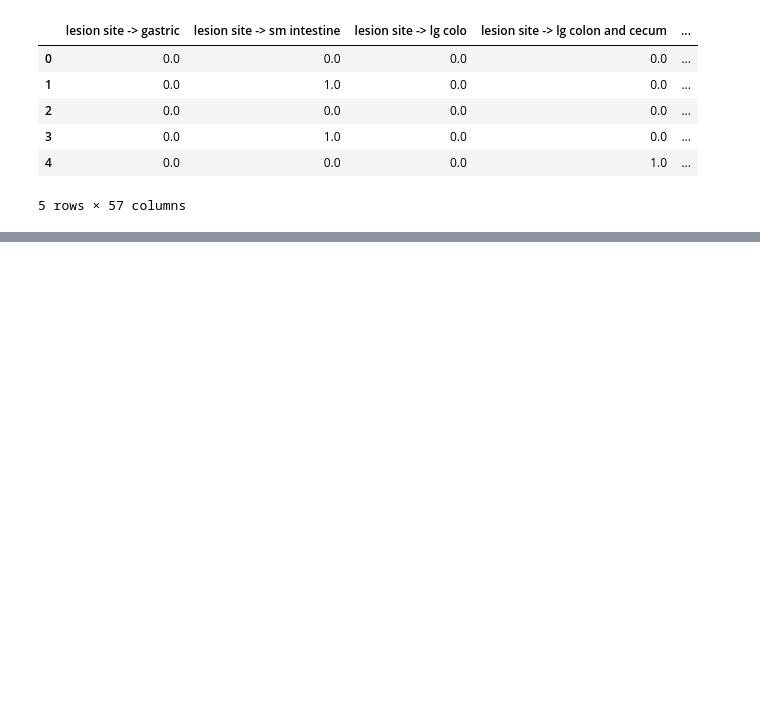
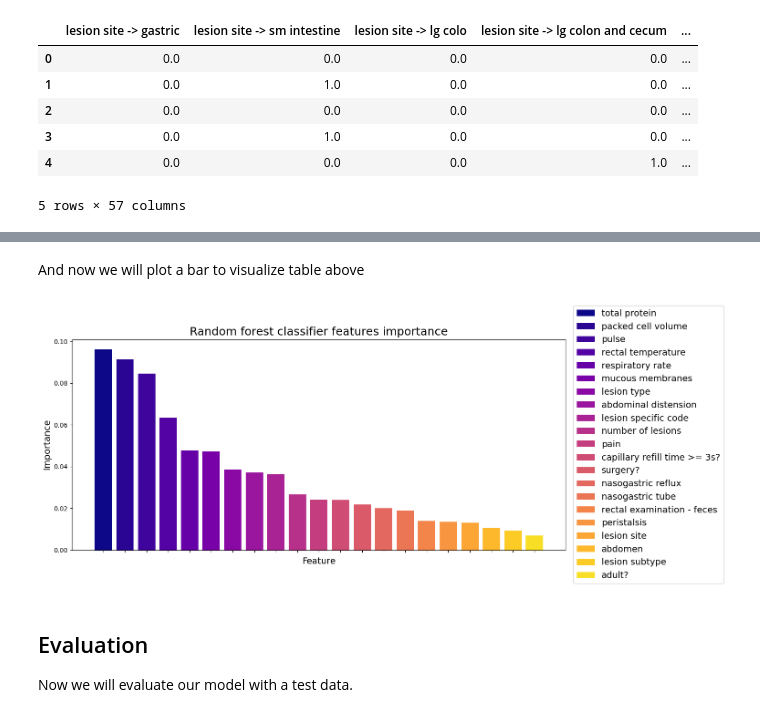
Before and after one commit to kuna728/horse-colic-ml, a Jupyter notebook: horse-colic.ipynb, the cells around one changed output, grey strips where cells are left out. Saved outputs shown, nothing was run; the diff lists cells and outputs as text; code cells hidden in the pictures; blank space fills up the shorter version.

```diff
--- a/horse-colic.ipynb
+++ b/horse-colic.ipynb
@@ -704,0 +897,3 @@ memory usage: 133.3+ KB
+# %%
+dataTransformationPipe.fit(horse_colic_train)
+horse_colic_train_processed = dataTransformationPipe.transform(horse_colic_train)
@@ -716,0 +1235,2 @@ horse_colic_train_cp.head()
+# %%
+horse_colic_classifier = model8.best_estimator_
@@ -716,0 +1239,4 @@ horse_colic_train_cp.head()
+# %%
+features_importance_df = pd.DataFrame({"Feature": X.columns, "Importance": horse_colic_classifier.feature_importances_})
+features_importance_df = features_importance_df.sort_values('Importance', ascending=False)
+features_importance_df
@@ -716,0 +1263,14 @@ horse_colic_train_cp.head()
+# %%
+dummies = ['lesion site', 'lesion type', 'lesion subtype', 'lesion specific code', 'pain',
+                  'peristalsis', 'rectal examination - feces', 'abdomen']
+
+for dummy in dummies:
+    dummy_df = features_importance_df[features_importance_df['Feature'].str.startswith(dummy + " ->")]
+    if dummy_df.empty:
+        break
+    row_to_add = pd.DataFrame({"Feature": dummy, "Importance": dummy_df["Importance"].max()}, index=[0])
+    features_importance_df = pd.concat([features_importance_df, row_to_add], ignore_index=True)
+    features_importance_df = features_importance_df.drop(features_importance_df[features_importance_df['Feature'].str.startswith(dummy + " ->")].index)
+
+features_importance_df = features_importance_df.sort_values('Importance', ascending=False)
+features_importance_df
@@ -716,0 +1295,22 @@ horse_colic_train_cp.head()
+# %% [markdown]
+And now we will plot a bar to visualize table above
+# %%
+fig, ax = plt.subplots(figsize=(16,6))
+
+cm = plt.get_cmap('plasma')
+colors = [cm(12*i) for i in range(21)]
+bars = ax.bar(features_importance_df['Feature'], features_importance_df['Importance'], color=colors)
+ax.set_xticklabels([])
+ax.set_title('Random forest classifier features importance', fontsize="18")
+ax.set_xlabel('Feature', fontsize="14")
+ax.set_ylabel('Importance', fontsize="14")
+ax.legend(bars, features_importance_df['Feature'], bbox_to_anchor = (1.33, 0.5), loc='center right', fontsize="14")
+
+fig.subplots_adjust(right=0.8)
+
+plt.show()
+# %% [output]
+[figure, added]
+# %% [markdown]
+## Evaluation
+Now we will evaluate our model with a test data.
```
Also changed, not shown: parts of 99 cells of this notebook, 6 other files.
